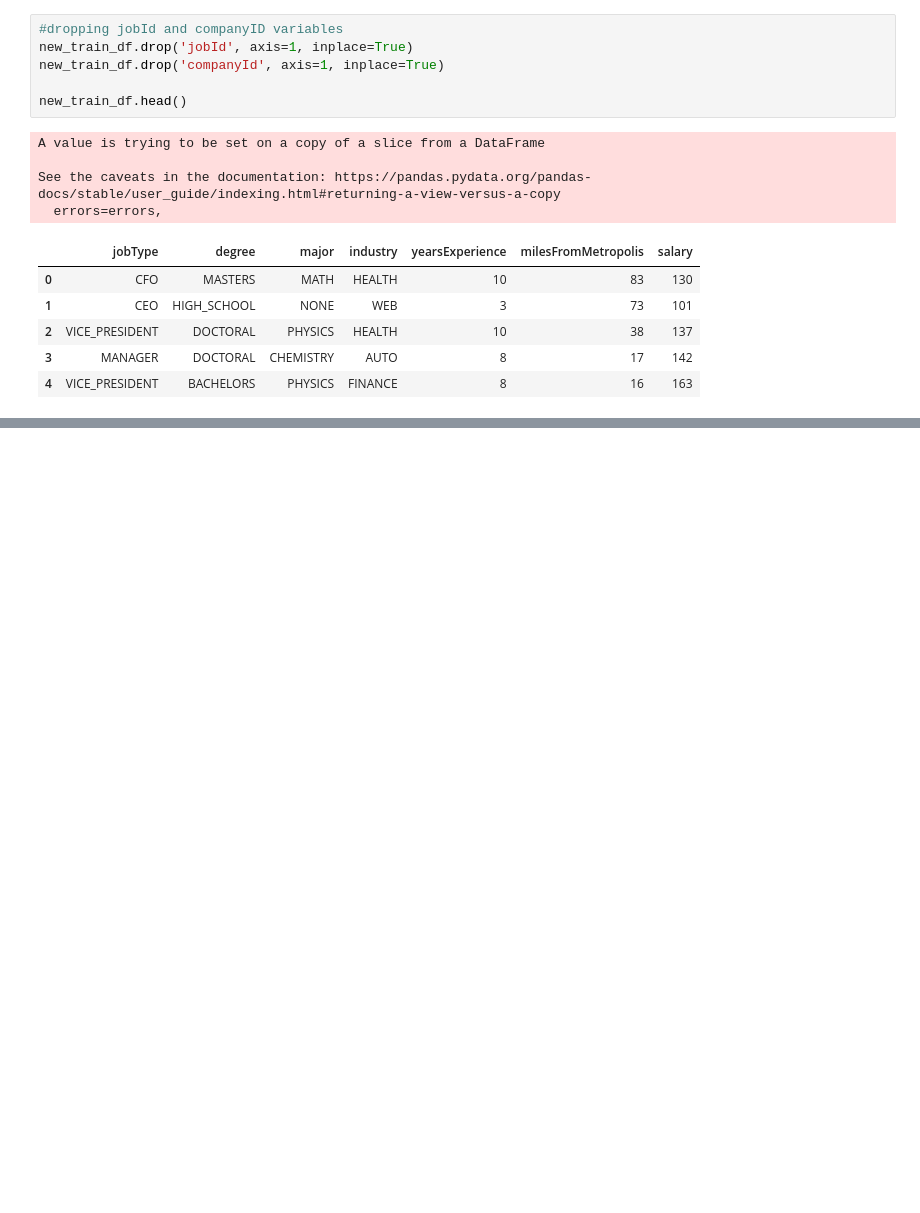
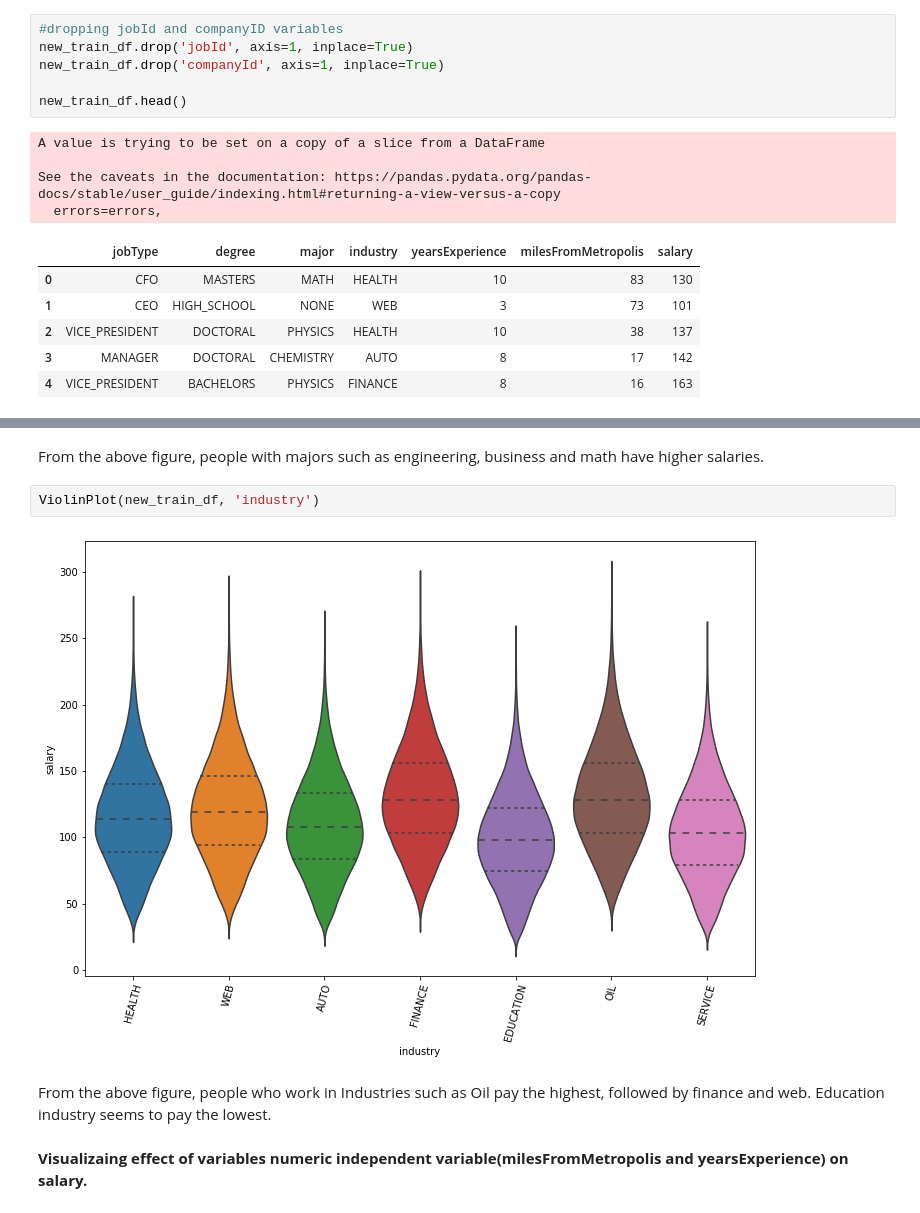
Before and after one commit to vibhutivadje/ML, a Jupyter notebook: Regression.ipynb, the cells around one changed output, grey strips where cells are left out. Drawn from its saved outputs; the diff is of its cells as text; blank space fills up the shorter version.

```diff
--- a/Regression.ipynb
+++ b/Regression.ipynb
@@ -329,0 +359,10 @@ See the caveats in the documentation: https://pandas.pydata.org/pandas-docs/stab
+# %% [markdown]
+From the above figure, people with majors such as engineering, business and math have higher salaries.
+# %%
+ViolinPlot(new_train_df, 'industry')
+# %% [output]
+[figure, added]
+# %% [markdown]
+From the above figure, people who work in Industries such as Oil pay the highest, followed by finance and web. Education industry seems to pay the lowest.
+# %% [markdown]
+<b>Visualizaing effect of variables numeric independent variable(milesFromMetropolis and yearsExperience) on salary.</b>
```
Also changed, not shown: parts of 10 cells of this notebook.
